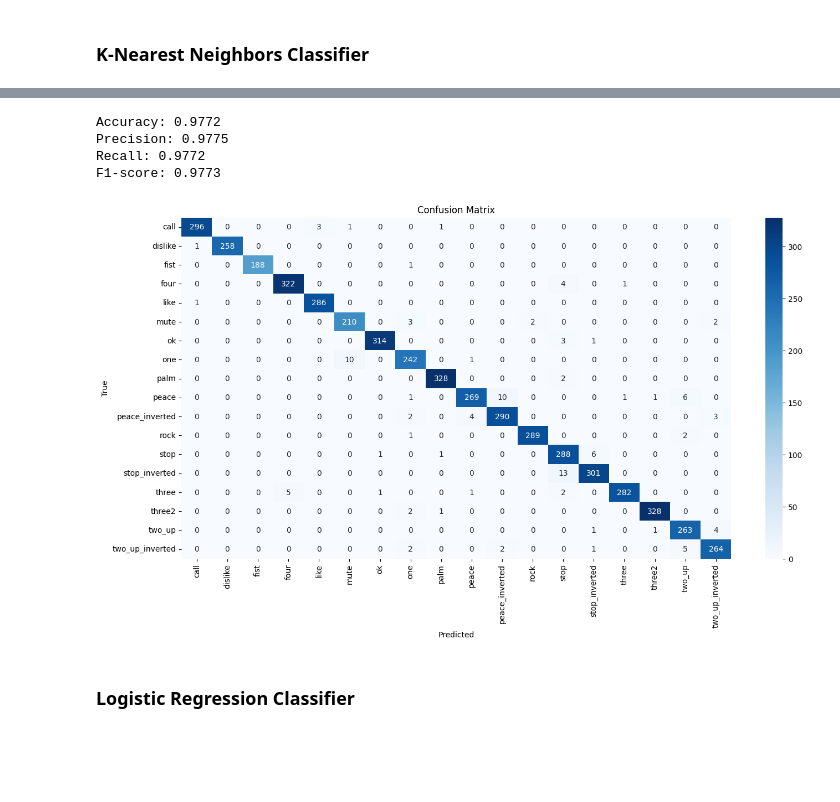
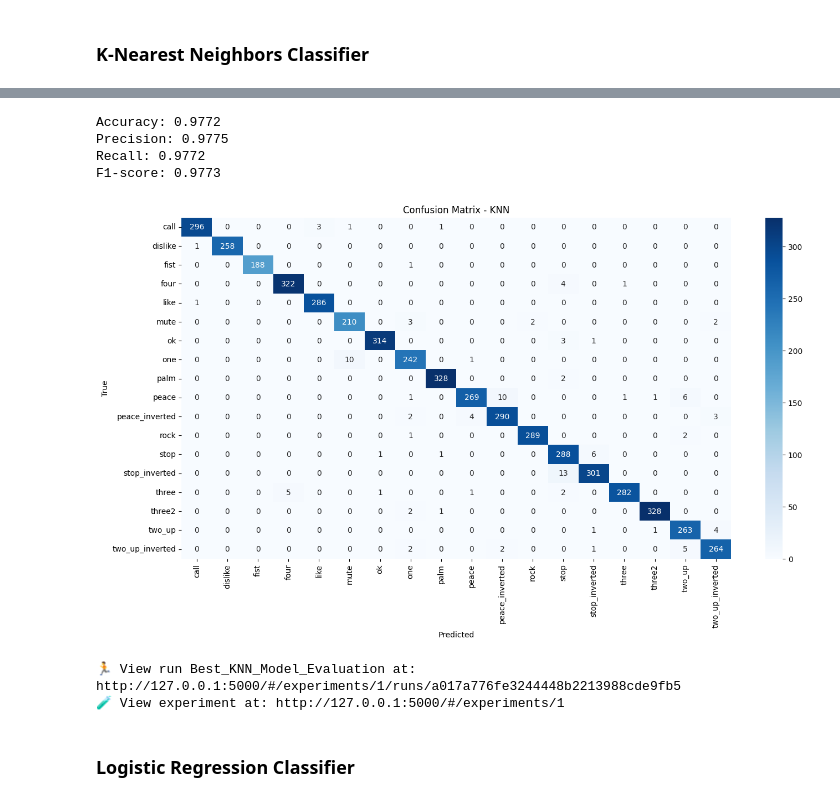
Before and after one commit to reda1609/Hand-Gesture-Classification, a Jupyter notebook: main.ipynb, the cells around one changed output, grey strips where cells are left out. Saved outputs shown, nothing was run; the diff lists cells and outputs as text; code cells hidden in the pictures; blank space fills up the shorter version.

Commit message:
Add mlflow setup for experimental tracking

```diff
--- a/main.ipynb
+++ b/main.ipynb
@@ -22,6 +22,11 @@ from sklearn.base import BaseEstimator, TransformerMixin
 from sklearn.metrics import classification_report, confusion_matrix
 from sklearn.model_selection import cross_val_score, ParameterGrid, train_test_split
 
+import mlflow
+from mlflow.data.pandas_dataset import from_pandas
+mlflow.set_tracking_uri("http://127.0.0.1:5000")
+mlflow.set_experiment("Hand Gesture Classification")
+
 import warnings
 warnings.filterwarnings('ignore')
 # %% [markdown]
@@ -333,5 +340,12 @@ For each model, we will:
 # %%
 X_test_normalized = normalizer.transform(X_test)
+# %%
+# Create separate datasets for training and testing to log correctly in MLflow
+df_train = pd.DataFrame(data=np.column_stack([X_train, y_train]), columns=df.columns)
+df_test = pd.DataFrame(data=np.column_stack([X_test, y_test]), columns=df.columns)
+
+train_dataset = from_pandas(df_train, source="data/hand_landmarks_data.csv", name="hand_landmarks_train")
+test_dataset = from_pandas(df_test, source="data/hand_landmarks_data.csv", name="hand_landmarks_test")
 # %% [markdown]
 ### K-Nearest Neighbors Classifier
 # %%
@@ -358,28 +409,42 @@ Best Params: {'metric': 'euclidean', 'n_neighbors': 3, 'weights': 'distance'}, B
 # %%
-knn = KNeighborsClassifier(**best_params)
-best_model = knn.fit(X_train_normalized, y_train)
-preds = best_model.predict(X_test_normalized)
+with mlflow.start_run(run_name="Best_KNN_Model_Evaluation"):
+    knn = KNeighborsClassifier(**best_params)
+    best_model = knn.fit(X_train_normalized, y_train)
+    preds = best_model.predict(X_test_normalized)
 
-report = classification_report(y_test, preds, output_dict=True)
-print(f"Accuracy: {report['accuracy']:.4f}")
-print(f"Precision: {report['weighted avg']['precision']:.4f}")
-print(f"Recall: {report['weighted avg']['recall']:.4f}")
-print(f"F1-score: {report['weighted avg']['f1-score']:.4f}")
+    report = classification_report(y_test, preds, output_dict=True)
+
+    mlflow.log_params(best_params)
+    mlflow.log_metric("accuracy", report['accuracy'])
+    mlflow.log_metric("precision", report['weighted avg']['precision'])
+    mlflow.log_metric("recall", report['weighted avg']['recall'])
+    mlflow.log_metric("f1-score", report['weighted avg']['f1-score'])
+    mlflow.log_input(train_dataset, context="training")
+    mlflow.log_input(test_dataset, context="testing")
+
+    print(f"Accuracy: {report['accuracy']:.4f}")
+    print(f"Precision: {report['weighted avg']['precision']:.4f}")
+    print(f"Recall: {report['weighted avg']['recall']:.4f}")
+    print(f"F1-score: {report['weighted avg']['f1-score']:.4f}")
+
+    cm = confusion_matrix(y_test, preds)
+    plt.figure(figsize=(16, 8))
+    sns.heatmap(cm, annot=True, fmt='d', cmap='Blues', xticklabels=best_model.classes_, yticklabels=best_model.classes_)
+    plt.xlabel('Predicted')
+    plt.ylabel('True')
+    plt.title('Confusion Matrix - KNN')
+    plt.savefig("confusion_matrix_knn.png")
+    plt.show()
+
+    mlflow.log_artifact("confusion_matrix_knn.png")
 # %% [output]
 Accuracy: 0.9772
 Precision: 0.9775
 Recall: 0.9772
 F1-score: 0.9773
+[figure, added]
+🏃 View run Best_KNN_Model_Evaluation at: http://127.0.0.1:5000/#/experiments/1/runs/a017a776fe3244448b2213988cde9fb5
+🧪 View experiment at: http://127.0.0.1:5000/#/experiments/1
-# %%
-cm = confusion_matrix(y_test, preds)
-plt.figure(figsize=(16, 8))
-sns.heatmap(cm, annot=True, fmt='d', cmap='Blues', xticklabels=best_model.classes_, yticklabels=best_model.classes_)
-plt.xlabel('Predicted')
-plt.ylabel('True')
-plt.title('Confusion Matrix')
-plt.show()
-# %% [output]
-[figure, removed]
 # %% [markdown]
 ### Logistic Regression Classifier
 # %%
```
Also changed, not shown: parts of 11 cells of this notebook.
